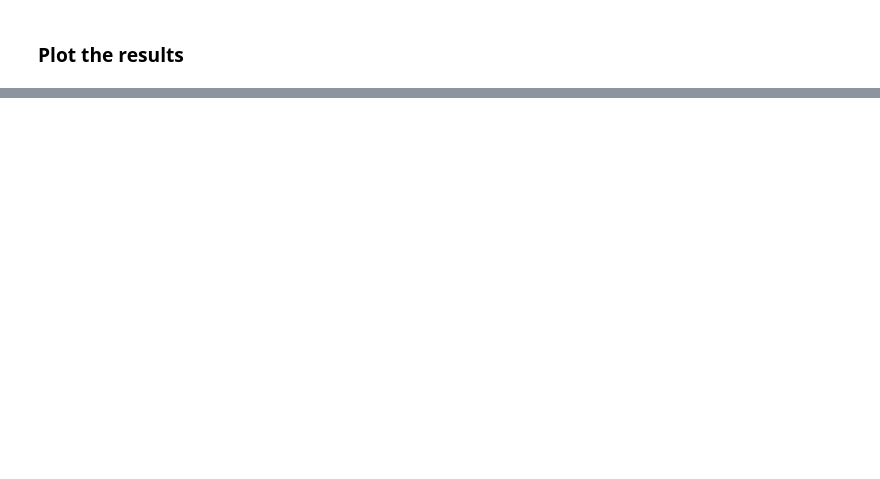
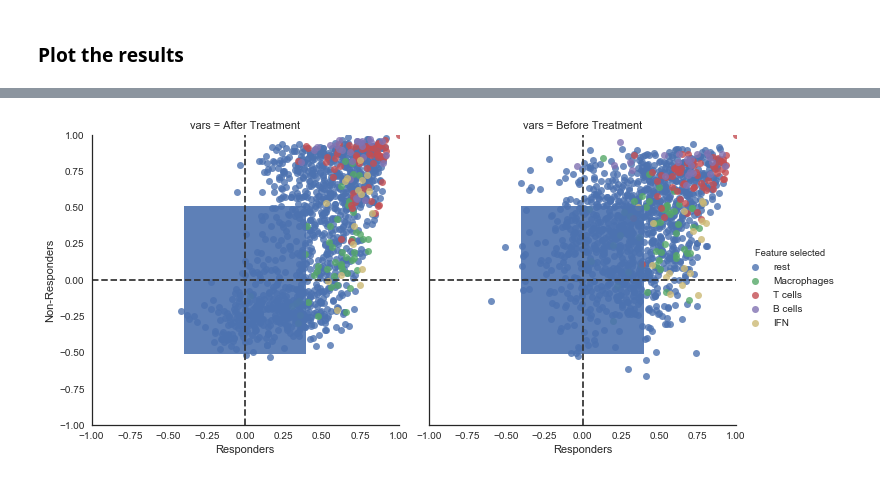
Before and after one commit to ajitjohnson/PythonScripts, a Jupyter notebook: Endocrine treatment of breast cancer.ipynb, the cells around one changed output, grey strips where cells are left out. Saved outputs shown, nothing was run; the diff lists cells and outputs as text; code cells hidden in the pictures; blank space fills up the shorter version.

```diff
--- a/Endocrine treatment of breast cancer.ipynb
+++ b/Endocrine treatment of breast cancer.ipynb
@@ -129,2 +125,0 @@ It is possible that the macrophages are in two different states of activation in
-# %%
-GOI = 'CSF1R'
@@ -155,0 +167,19 @@ d_at_nr_cor = d_at_nr[d_at_nr.columns[1:]].corr()[GOI][:-1]
+# %%
+plot = genecorr('CD3G')
+# %%
+# sns.set(style="white", color_codes=True)
+lm = sns.lmplot(data=plot, x='Responders', y='Non-Responders', col='vars', hue='Feature selected', fit_reg=False)
+for ax in lm.axes.flat:
+    ax.plot((-1, 1), (0, 0), c=".2", ls="--")
+    ax.plot((0, 0), (-1, 1), c=".2", ls="--")
+    # Correlation significance areas
+    #ax.axvspan(-1, -0.4, facecolor='b', alpha=0.2)
+    #ax.axhspan(-1, -0.51, facecolor='b', alpha=0.2)
+    x = [-0.4,0.4,0.4,-0.4]
+    y = [0.51,0.51,-0.51,-0.51]
+    ax.fill(x,y, facecolor='b', alpha=0.9)
+lm.set(xlim=(-1, 1), ylim=(-1, 1));
+lm.fig.subplots_adjust(wspace=.1, hspace=2);
+plt.show()
+# %% [output]
+[figure, added]
```
Also changed, not shown: parts of 25 cells of this notebook, 1 other file.
